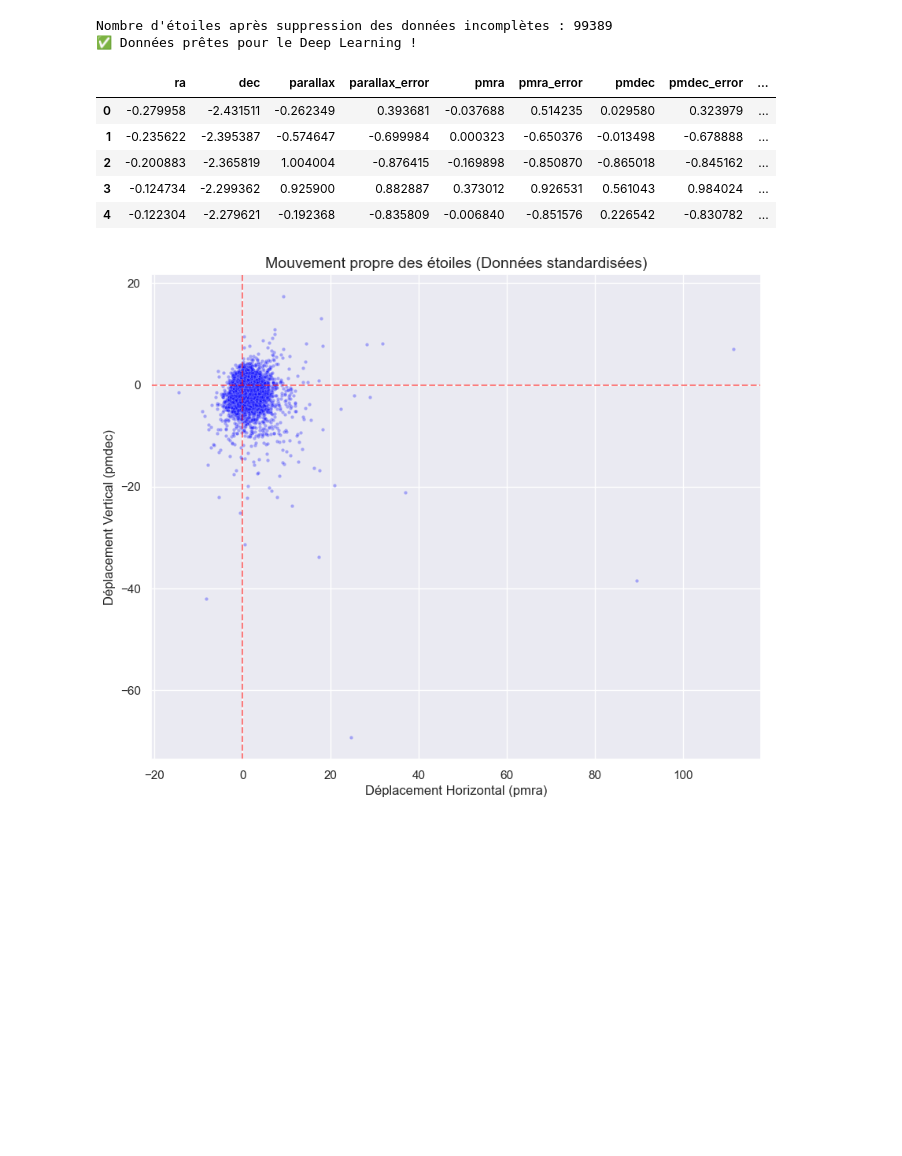
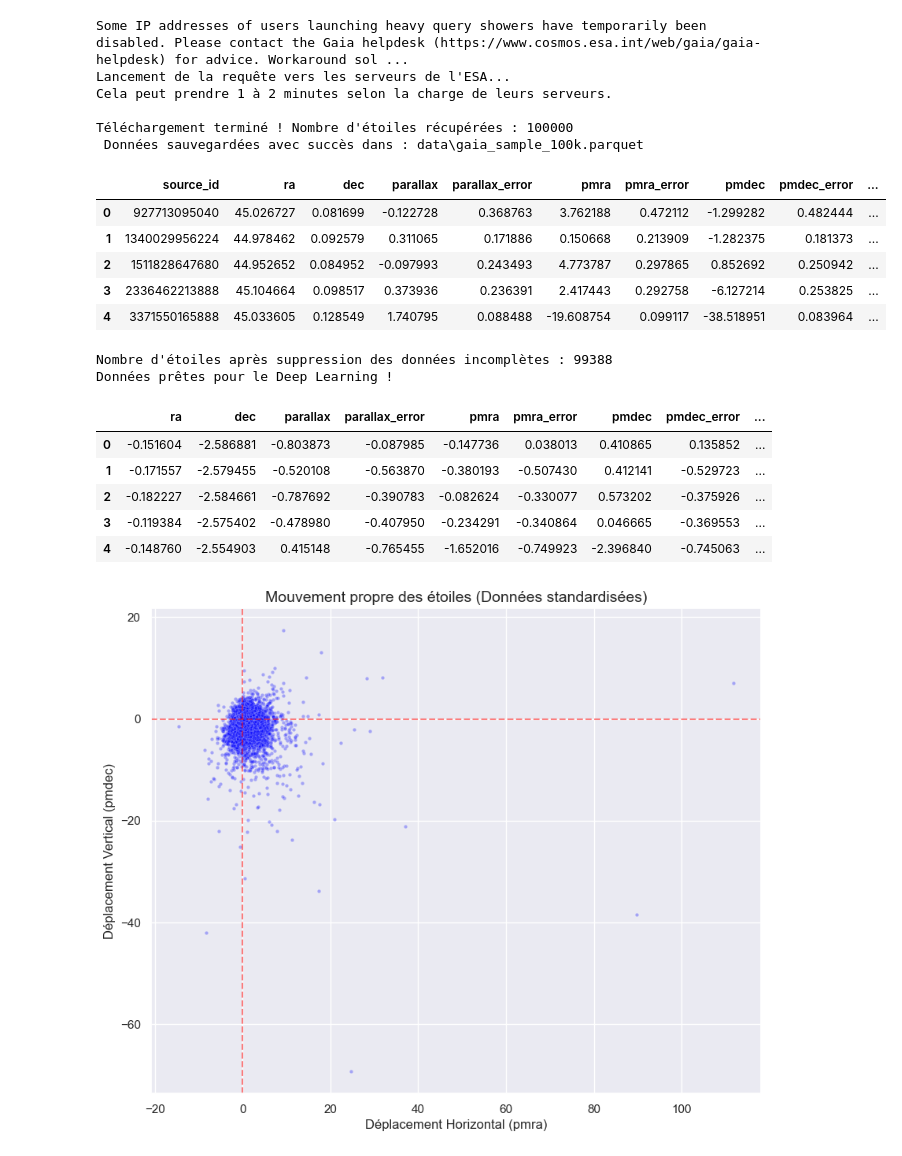
Before and after one commit to FilouCosmos/gaia-anomaly-detection-ia, a Jupyter notebook: gaia_anomaly_detection_vae.ipynb, the cells around one changed output. Drawn from its saved outputs; the diff is of its cells as text; code cells hidden in the pictures; blank space fills up the shorter version.

```diff
--- a/gaia_anomaly_detection_vae.ipynb
+++ b/gaia_anomaly_detection_vae.ipynb
@@ -41,3 +1,57 @@ display(df_gaia.head())
+# %%
+import pandas as pd
+from astroquery.gaia import Gaia
+import os
+
+print("Lancement de la requête vers les serveurs de l'ESA...")
+print("Cela peut prendre 1 à 2 minutes selon la charge de leurs serveurs.\n")
+
+
+query = """
+SELECT TOP 100000
+    source_id, ra, dec,
+    parallax, parallax_error,
+    pmra, pmra_error, pmdec, pmdec_error,
+    phot_g_mean_mag, bp_rp
+FROM gaiadr3.gaia_source
+WHERE parallax IS NOT NULL
+  AND pmra IS NOT NULL
+  AND pmdec IS NOT NULL
+  AND phot_g_mean_mag IS NOT NULL
+"""
+
+
+job = Gaia.launch_job(query)
+results = job.get_results()
+
+
+df_gaia = results.to_pandas()
+print(f"Téléchargement terminé ! Nombre d'étoiles récupérées : {len(df_gaia)}")
+
+
+dossier_data = r"data" # Le 'r' est important sous Windows
+if not os.path.exists(dossier_data):
+    os.makedirs(dossier_data)
+
+chemin_fichier = os.path.join(dossier_data, "gaia_sample_100k.parquet")
+df_gaia.to_parquet(chemin_fichier, index=False)
+print(f" Données sauvegardées avec succès dans : {chemin_fichier}\n")
+
+
+display(df_gaia.head())
+# %% [output]
+Some IP addresses of users launching heavy query showers have temporarily been disabled. Please contact the Gaia helpdesk (https://www.cosmos.esa.int/web/gaia/gaia-helpdesk) for advice. Workaround sol ...
+Lancement de la requête vers les serveurs de l'ESA...
+Cela peut prendre 1 à 2 minutes selon la charge de leurs serveurs.
+
+Téléchargement terminé ! Nombre d'étoiles récupérées : 100000
+ Données sauvegardées avec succès dans : data\gaia_sample_100k.parquet
+|  | source_id | ra | dec | parallax | parallax_error | pmra | pmra_error | pmdec | pmdec_error | ... |
+| 0 | 927713095040 | 45.026727 | 0.081699 | -0.122728 | 0.368763 | 3.762188 | 0.472112 | -1.299282 | 0.482444 | ... |
+| 1 | 1340029956224 | 44.978462 | 0.092579 | 0.311065 | 0.171886 | 0.150668 | 0.213909 | -1.282375 | 0.181373 | ... |
+| 2 | 1511828647680 | 44.952652 | 0.084952 | -0.097993 | 0.243493 | 4.773787 | 0.297865 | 0.852692 | 0.250942 | ... |
+| 3 | 2336462213888 | 45.104664 | 0.098517 | 0.373936 | 0.236391 | 2.417443 | 0.292758 | -6.127214 | 0.253825 | ... |
+| 4 | 3371550165888 | 45.033605 | 0.128549 | 1.740795 | 0.088488 | -19.608754 | 0.099117 | -38.518951 | 0.083964 | ... |
 # %%
 from sklearn.preprocessing import StandardScaler
 import pandas as pd
@@ -66,17 +80,17 @@ data_scaled = scaler.fit_transform(df_clean)
 # 5. On remet tout ça dans un beau tableau Pandas pour vérifier
 df_scaled = pd.DataFrame(data_scaled, columns=features)
 
-print("✅ Données prêtes pour le Deep Learning !")
+print("Données prêtes pour le Deep Learning !")
 display(df_scaled.head())
 # %% [output]
-Nombre d'étoiles après suppression des données incomplètes : 99389
-✅ Données prêtes pour le Deep Learning !
+Nombre d'étoiles après suppression des données incomplètes : 99388
+Données prêtes pour le Deep Learning !
 |  | ra | dec | parallax | parallax_error | pmra | pmra_error | pmdec | pmdec_error | ... |
-| 0 | -0.279958 | -2.431511 | -0.262349 | 0.393681 | -0.037688 | 0.514235 | 0.029580 | 0.323979 | ... |
-| 1 | -0.235622 | -2.395387 | -0.574647 | -0.699984 | 0.000323 | -0.650376 | -0.013498 | -0.678888 | ... |
-| 2 | -0.200883 | -2.365819 | 1.004004 | -0.876415 | -0.169898 | -0.850870 | -0.865018 | -0.845162 | ... |
-| 3 | -0.124734 | -2.299362 | 0.925900 | 0.882887 | 0.373012 | 0.926531 | 0.561043 | 0.984024 | ... |
-| 4 | -0.122304 | -2.279621 | -0.192368 | -0.835809 | -0.006840 | -0.851576 | 0.226542 | -0.830782 | ... |
+| 0 | -0.151604 | -2.586881 | -0.803873 | -0.087985 | -0.147736 | 0.038013 | 0.410865 | 0.135852 | ... |
+| 1 | -0.171557 | -2.579455 | -0.520108 | -0.563870 | -0.380193 | -0.507430 | 0.412141 | -0.529723 | ... |
+| 2 | -0.182227 | -2.584661 | -0.787692 | -0.390783 | -0.082624 | -0.330077 | 0.573202 | -0.375926 | ... |
+| 3 | -0.119384 | -2.575402 | -0.478980 | -0.407950 | -0.234291 | -0.340864 | 0.046665 | -0.369553 | ... |
+| 4 | -0.148760 | -2.554903 | 0.415148 | -0.765455 | -1.652016 | -0.749923 | -2.396840 | -0.745063 | ... |
 # %%
 import matplotlib.pyplot as plt
 import seaborn as sns
```
Also changed, not shown: parts of 9 cells of this notebook.
